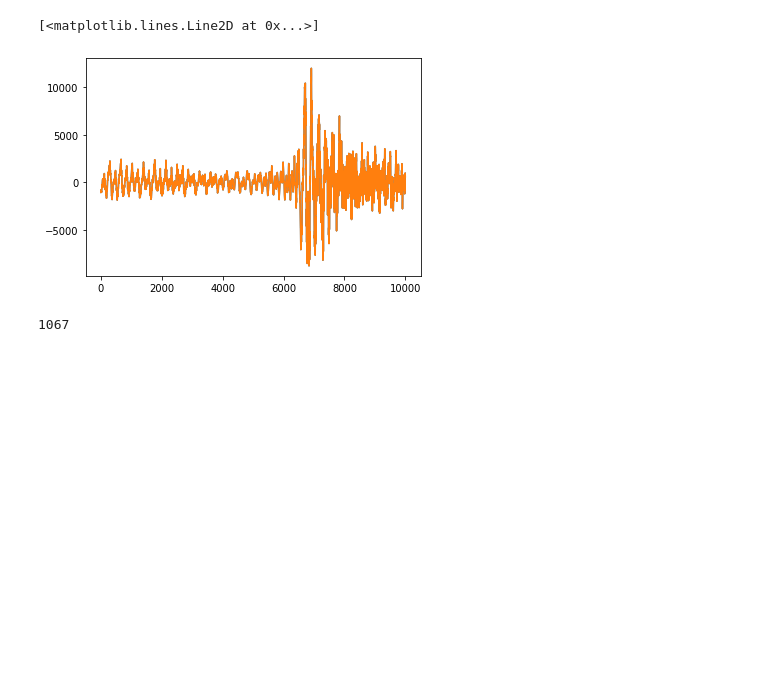
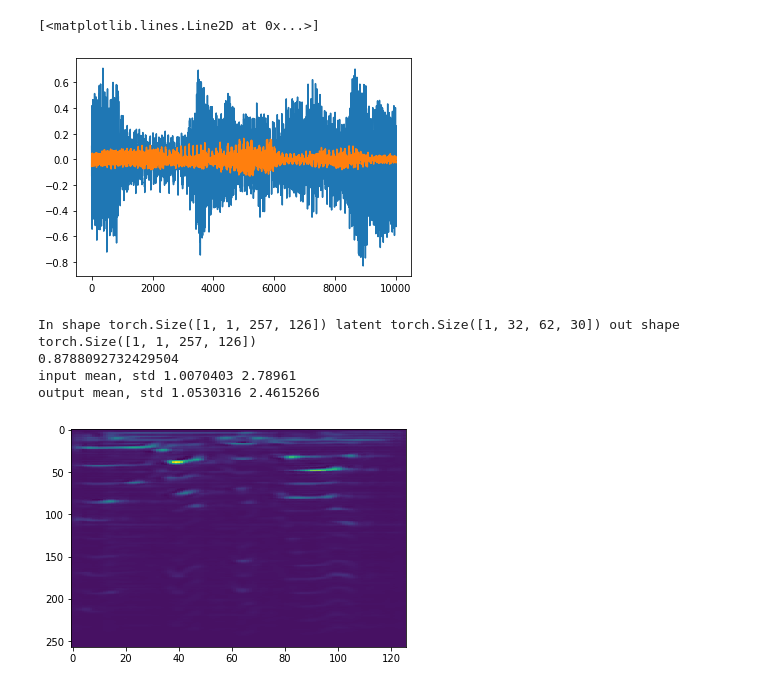
Before and after one commit to pgrady3/music-compression, a Jupyter notebook: autoencoder_freq.ipynb, the cells around one changed output. Cells and saved outputs as stored; diff of their text form; code cells hidden in the pictures; blank space fills up the shorter version.

Commit message:
STFT works with intelligable outputs

```diff
--- a/autoencoder_freq.ipynb
+++ b/autoencoder_freq.ipynb
@@ -54,11 +54,49 @@ ipd.Audio(reconstruct_no_phase, rate=sampling_rate)
 # Plot original vs reconstructed
 
 plt.plot(signal[:10000])
-plt.plot(reconstruct[:10000])
+plt.plot(reconstruct_no_phase[:10000])
 # %% [output]
 [<matplotlib.lines.Line2D at 0x...>]
-[figure, old version]
+[figure, new version]
-# %%
-len(loader)
-# %% [output]
-1067
+# %%
+import os
+import torch.utils
+from torch.autograd import Variable
+from models.frequency_autoencoder import FrequencyAutoencoder
+from dataset_loader.music_loader_stft import MusicLoaderSTFT
+
+data_dir = 'data/fma_xs/'
+model_dir = 'model_logs/'
+
+model = FrequencyAutoencoder()
+model.cuda()
+
+test_dataset = MusicLoaderSTFT(data_dir, split='test')
+#test_loader = torch.utils.data.DataLoader(test_dataset, batch_size=1)
+
+checkpoint = torch.load(os.path.join(model_dir, 'checkpoint.pt'))
+model.load_state_dict(checkpoint['model_state_dict'])
+
+model.eval()
+
+input_tensor = torch.from_numpy(np.expand_dims(input_data, axis=0))
+
+input_tensor = Variable(input_tensor).cuda()
+output_tensor = model.forward(input_tensor)
+loss = float(model.loss_criterion(input_tensor, output_tensor))
+
+print(loss)
+
+output = output_tensor.cpu().data.numpy()
+output = output.squeeze()
+
+plt.imshow(output, aspect='auto')
+
+print("input mean, std", input_data.mean(), input_data.std())
+print("output mean, std", output.mean(), output.std())
+# %% [output]
+In shape torch.Size([1, 1, 257, 126]) latent torch.Size([1, 32, 62, 30]) out shape torch.Size([1, 1, 257, 126])
+0.8788092732429504
+input mean, std 1.0070403 2.78961
+output mean, std 1.0530316 2.4615266
+[figure, added]
```
Also changed, not shown: parts of 5 cells of this notebook, 4 other files.
